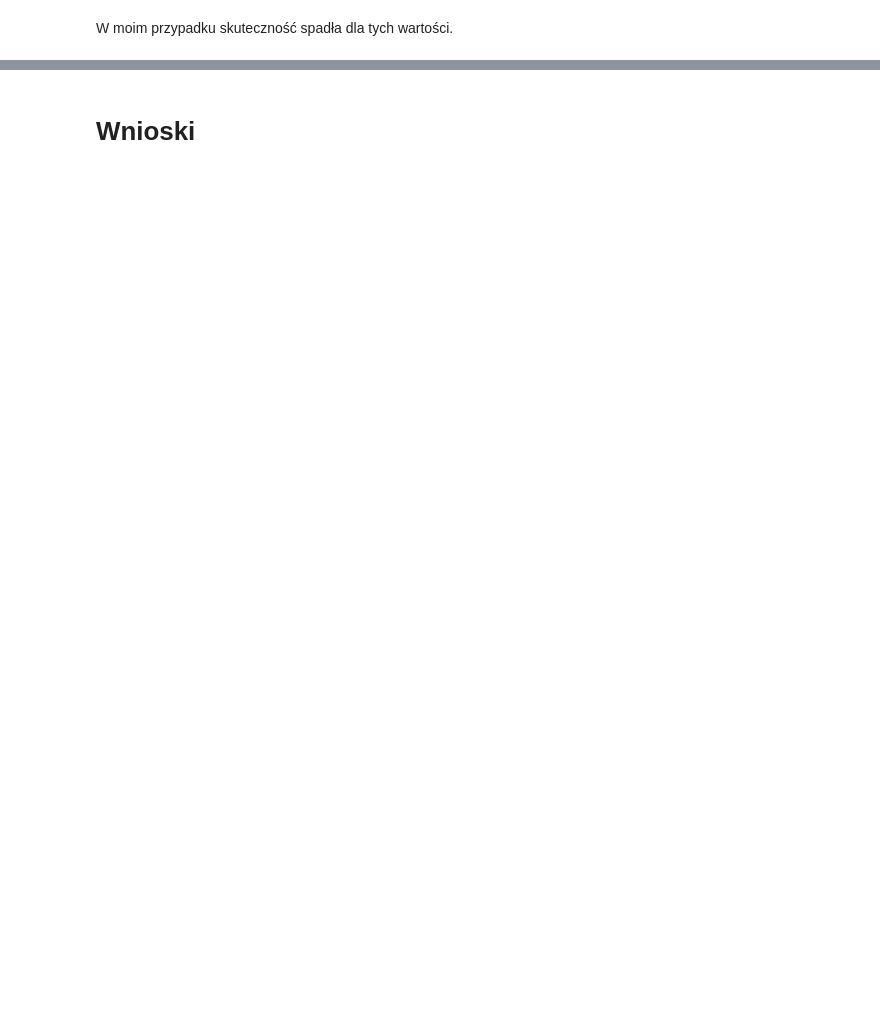
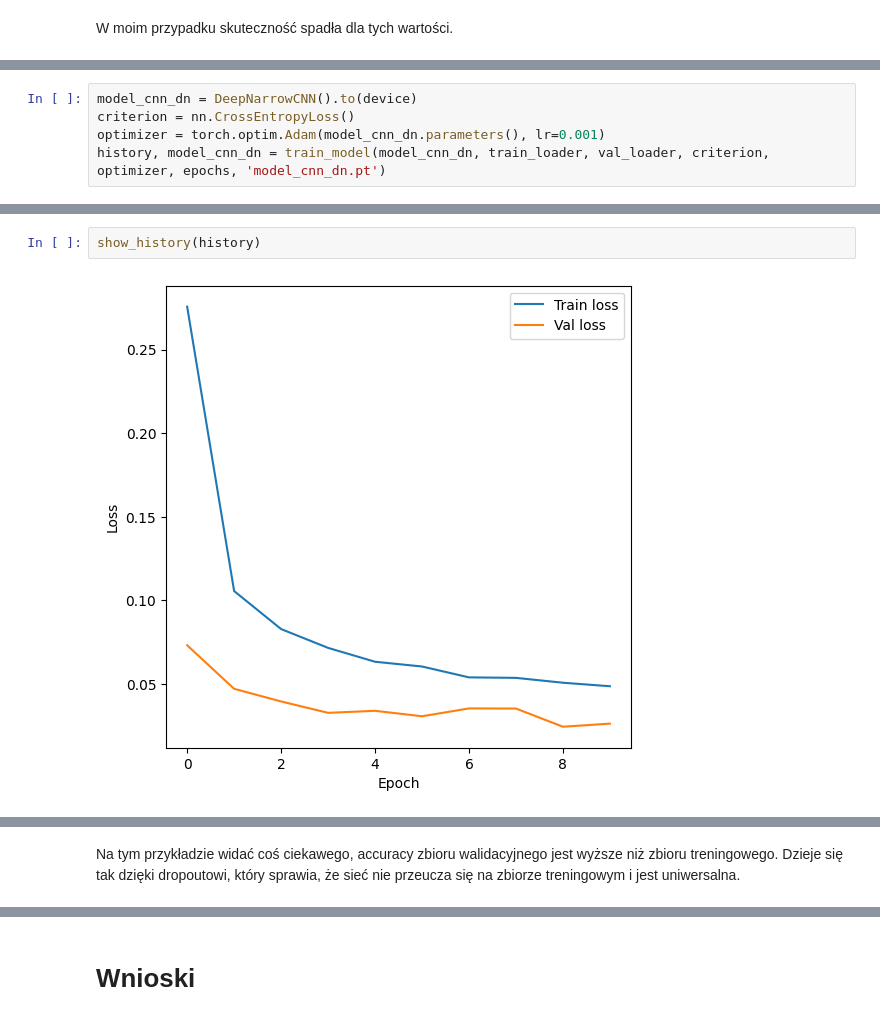
Before and after one commit to Solvro/ml-wakacyjne-wyzwanie-2025, a Jupyter notebook: Zadanie_3v2.ipynb, the cells around one changed output, grey strips where cells are left out. Cells and saved outputs as stored; diff of their text form; blank space fills up the shorter version.

```diff
--- a/Zadanie_3v2.ipynb
+++ b/Zadanie_3v2.ipynb
@@ -526,0 +577,5 @@ W moim przypadku skuteczność spadła dla tych wartości.
+# %%
+model_cnn_dn = DeepNarrowCNN().to(device)
+criterion = nn.CrossEntropyLoss()
+optimizer = torch.optim.Adam(model_cnn_dn.parameters(), lr=0.001)
+history, model_cnn_dn = train_model(model_cnn_dn, train_loader, val_loader, criterion, optimizer, epochs, 'model_cnn_dn.pt')
@@ -526,0 +593,4 @@ W moim przypadku skuteczność spadła dla tych wartości.
+# %%
+show_history(history)
+# %% [output]
+[figure, added]
@@ -526,0 +598,2 @@ W moim przypadku skuteczność spadła dla tych wartości.
+# %% [markdown]
+Na tym przykładzie widać coś ciekawego, accuracy zbioru walidacyjnego jest wyższe niż zbioru treningowego. Dzieje się tak dzięki dropoutowi, który sprawia, że sieć nie przeucza się na zbiorze treningowym i jest uniwersalna.
```
Also changed, not shown: parts of 22 cells of this notebook.
